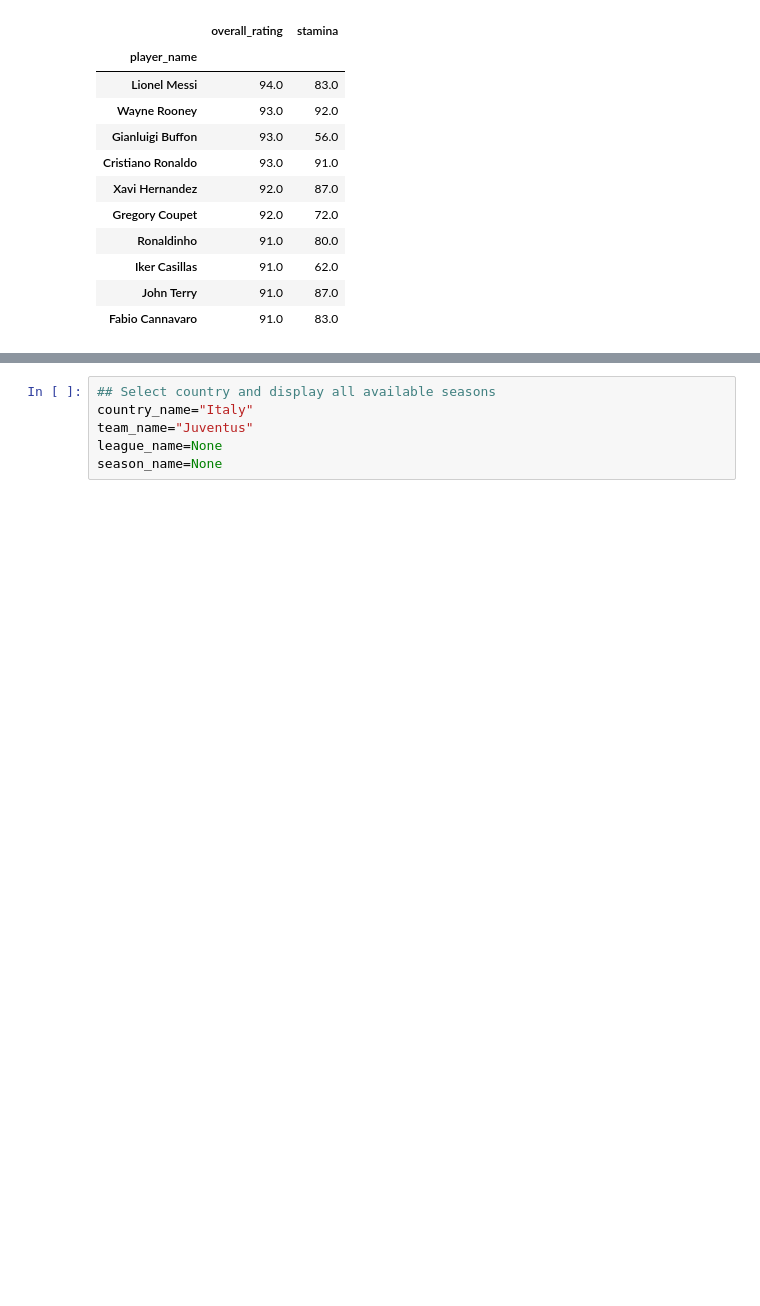
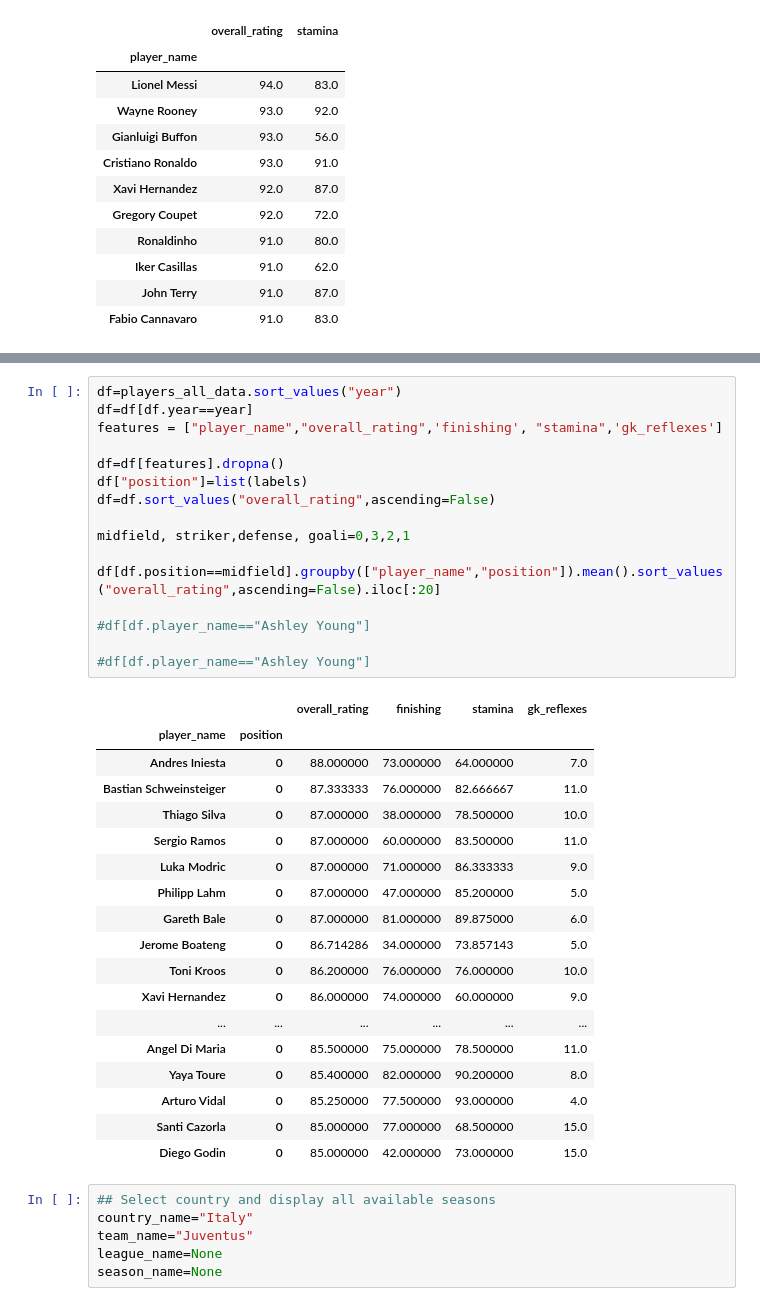
Before and after one commit to mamerchandmedi/Field_positions_classification, a Jupyter notebook: SQL_ADV.ipynb, the cells around one changed output, grey strips where cells are left out. Saved outputs shown, nothing was run; the diff lists cells and outputs as text; blank space fills up the shorter version.

```diff
--- a/SQL_ADV.ipynb
+++ b/SQL_ADV.ipynb
@@ -417,3 +364,38 @@ df[df.position==midfield].iloc[40:50]
+# %%
+df=players_all_data.sort_values("year")
+df=df[df.year==year]
+features = ["player_name","overall_rating",'finishing', "stamina",'gk_reflexes']
+
+df=df[features].dropna()
+df["position"]=list(labels)
+df=df.sort_values("overall_rating",ascending=False)
+
+midfield, striker,defense, goali=0,3,2,1
+
+df[df.position==midfield].groupby(["player_name","position"]).mean().sort_values("overall_rating",ascending=False).iloc[:20]
+
+#df[df.player_name=="Ashley Young"]
+
+#df[df.player_name=="Ashley Young"]
+# %% [output]
+|  |  | overall_rating | finishing | stamina | gk_reflexes |
+| player_name | position |  |  |  |  |
+| Andres Iniesta | 0 | 88.000000 | 73.000000 | 64.000000 | 7.0 |
+| Bastian Schweinsteiger | 0 | 87.333333 | 76.000000 | 82.666667 | 11.0 |
+| Thiago Silva | 0 | 87.000000 | 38.000000 | 78.500000 | 10.0 |
+| Sergio Ramos | 0 | 87.000000 | 60.000000 | 83.500000 | 11.0 |
+| Luka Modric | 0 | 87.000000 | 71.000000 | 86.333333 | 9.0 |
+| Philipp Lahm | 0 | 87.000000 | 47.000000 | 85.200000 | 5.0 |
+| Gareth Bale | 0 | 87.000000 | 81.000000 | 89.875000 | 6.0 |
+| Jerome Boateng | 0 | 86.714286 | 34.000000 | 73.857143 | 5.0 |
+| Toni Kroos | 0 | 86.200000 | 76.000000 | 76.000000 | 10.0 |
+| Xavi Hernandez | 0 | 86.000000 | 74.000000 | 60.000000 | 9.0 |
+| ... | ... | ... | ... | ... | ... |
+| Angel Di Maria | 0 | 85.500000 | 75.000000 | 78.500000 | 11.0 |
+| Yaya Toure | 0 | 85.400000 | 82.000000 | 90.200000 | 8.0 |
+| Arturo Vidal | 0 | 85.250000 | 77.500000 | 93.000000 | 4.0 |
+| Santi Cazorla | 0 | 85.000000 | 77.000000 | 68.500000 | 15.0 |
+| Diego Godin | 0 | 85.000000 | 42.000000 | 73.000000 | 15.0 |
 # %%
 ## Select country and display all available seasons
 country_name="Italy"
```
Also changed, not shown: parts of 42 cells of this notebook.
